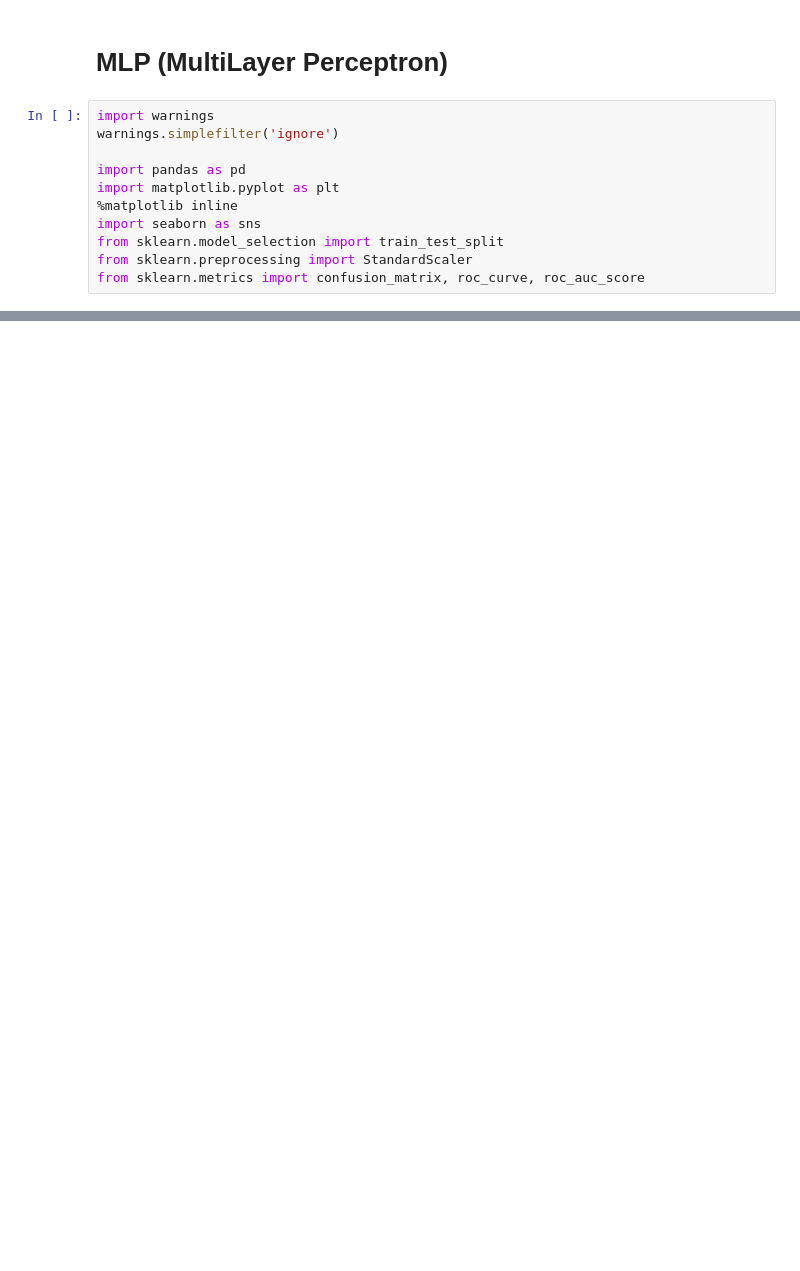
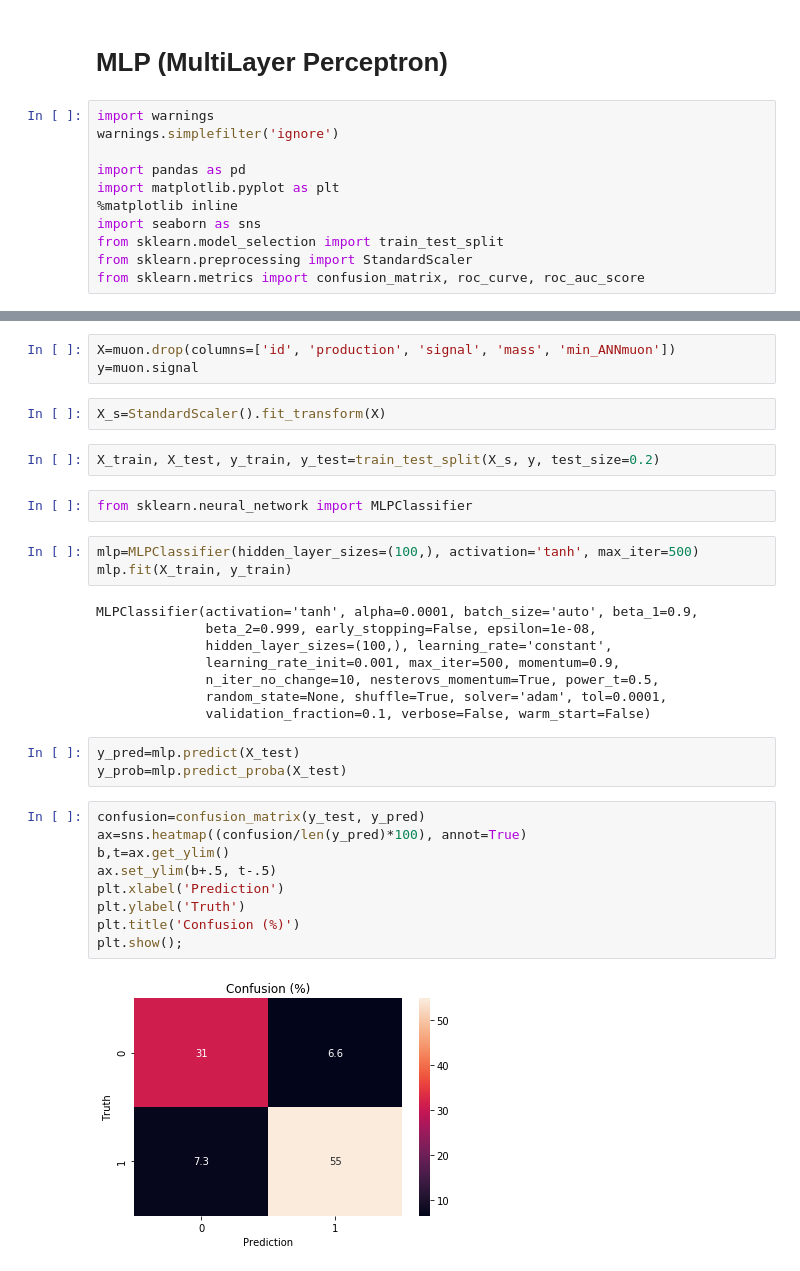
Before and after one commit to aeonryu/clases_datamex1019, a Jupyter notebook: w8_d1 - Neural Networks.ipynb, the cells around one changed output, grey strips where cells are left out. Saved outputs shown, nothing was run; the diff lists cells and outputs as text; blank space fills up the shorter version.

```diff
--- a/w8_d1 - Neural Networks.ipynb
+++ b/w8_d1 - Neural Networks.ipynb
@@ -13,0 +25,34 @@ from sklearn.metrics import confusion_matrix, roc_curve, roc_auc_score
+# %%
+X=muon.drop(columns=['id', 'production', 'signal', 'mass', 'min_ANNmuon'])
+y=muon.signal
+# %%
+X_s=StandardScaler().fit_transform(X)
+# %%
+X_train, X_test, y_train, y_test=train_test_split(X_s, y, test_size=0.2)
+# %%
+from sklearn.neural_network import MLPClassifier
+# %%
+mlp=MLPClassifier(hidden_layer_sizes=(100,), activation='tanh', max_iter=500)
+mlp.fit(X_train, y_train)
+# %% [output]
+MLPClassifier(activation='tanh', alpha=0.0001, batch_size='auto', beta_1=0.9,
+              beta_2=0.999, early_stopping=False, epsilon=1e-08,
+              hidden_layer_sizes=(100,), learning_rate='constant',
+              learning_rate_init=0.001, max_iter=500, momentum=0.9,
+              n_iter_no_change=10, nesterovs_momentum=True, power_t=0.5,
+              random_state=None, shuffle=True, solver='adam', tol=0.0001,
+              validation_fraction=0.1, verbose=False, warm_start=False)
+# %%
+y_pred=mlp.predict(X_test)
+y_prob=mlp.predict_proba(X_test)
+# %%
+confusion=confusion_matrix(y_test, y_pred)
+ax=sns.heatmap((confusion/len(y_pred)*100), annot=True)
+b,t=ax.get_ylim()
+ax.set_ylim(b+.5, t-.5)
+plt.xlabel('Prediction')
+plt.ylabel('Truth')
+plt.title('Confusion (%)')
+plt.show();
+# %% [output]
+[figure, added]
```
Also changed, not shown: parts of 27 cells of this notebook.
